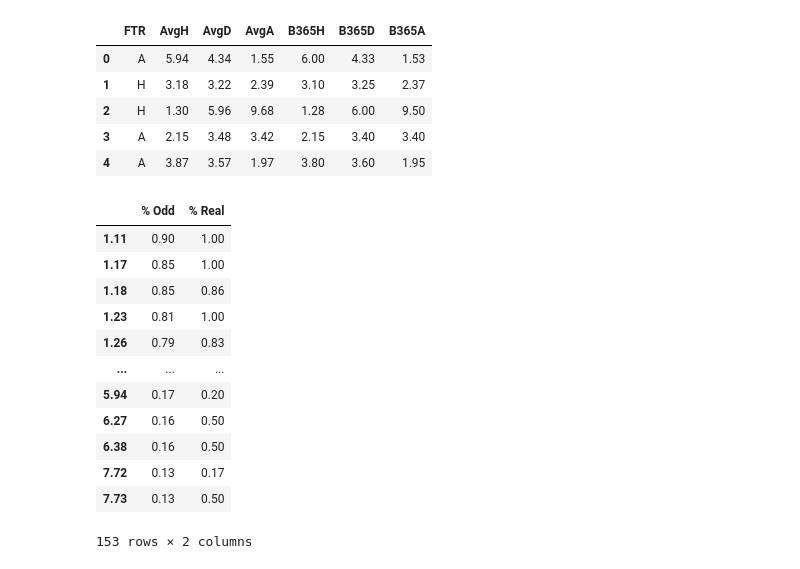
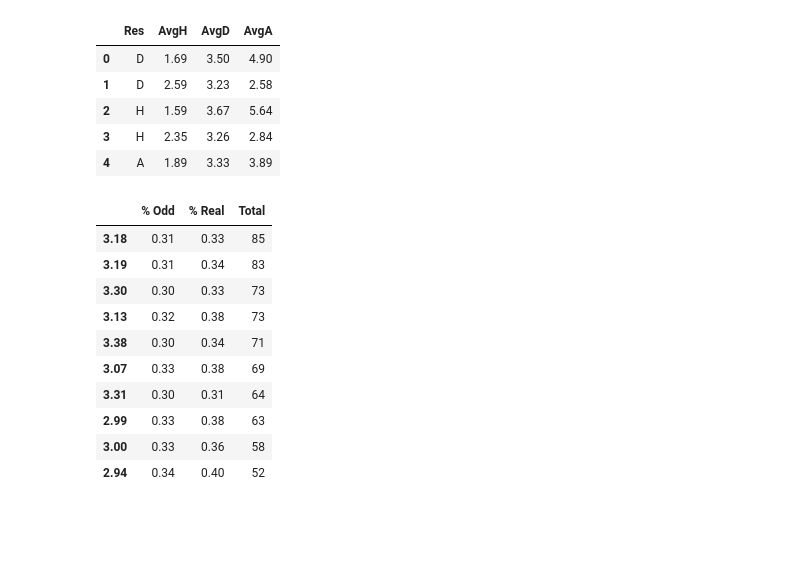
Before and after one commit to rrvsrafael/SportsBettingDataAnalysis, a Jupyter notebook: src/initial.ipynb, the cells around one changed output. Cells and saved outputs as stored; diff of their text form; code cells hidden in the pictures; blank space fills up the shorter version.

```diff
--- a/src/initial.ipynb
+++ b/src/initial.ipynb
@@ -4,29 +4,29 @@ import pandas as pd
 import numpy as np
 # %%
 # Ler arquivos do diretorio de dados historicos
-dir = '../data/'
+dir = '../data/brazil/'
 ext = '.csv'
-columns = ['FTR', 'AvgH', 'AvgD', 'AvgA', 'B365H', 'B365D', 'B365A']
 
 history = pd.DataFrame()
+columns = ['Res', 'AvgH', 'AvgD', 'AvgA']
 
 # Iterar por todos os arquivos do diretorio
 for dirpath, dirnames, files in os.walk(dir):
     for file in files:
         if file.endswith(ext):
             # Abrir arquivo e adicionar ao DataFrame
             contents = pd.read_csv(os.path.join(dirpath, file))
-            history = history.append(contents[columns])
+            history = pd.concat([history, contents[columns]])
 
 # Imprimir 5 primeiras linhas
 history.head()
 # %% [output]
-|  | FTR | AvgH | AvgD | AvgA | B365H | B365D | B365A |
-| 0 | A | 5.94 | 4.34 | 1.55 | 6.00 | 4.33 | 1.53 |
-| 1 | H | 3.18 | 3.22 | 2.39 | 3.10 | 3.25 | 2.37 |
-| 2 | H | 1.30 | 5.96 | 9.68 | 1.28 | 6.00 | 9.50 |
-| 3 | A | 2.15 | 3.48 | 3.42 | 2.15 | 3.40 | 3.40 |
-| 4 | A | 3.87 | 3.57 | 1.97 | 3.80 | 3.60 | 1.95 |
+|  | Res | AvgH | AvgD | AvgA |
+| 0 | D | 1.69 | 3.50 | 4.90 |
+| 1 | D | 2.59 | 3.23 | 2.58 |
+| 2 | H | 1.59 | 3.67 | 5.64 |
+| 3 | H | 2.35 | 3.26 | 2.84 |
+| 4 | A | 1.89 | 3.33 | 3.89 |
 # %%
 # Agora, vamos analisar a taxa de acertos das faixas de odds
 # Vamos criar um dataframe com essas faixas e inserir a quantidade de acertos
@@ -81,20 +88,18 @@ for i in ranges:
 # %%
 
-# Visualizando as linhas em que a taxa de acerto é maior que a taxa de odd, e a quantidade total de jogos é maior que a quantidade de files (pelo menos 1 resultado por ano)
-# Imprimir apenas o indice e as colunas % Odd, % Real
-data[(data['% Real'] > data['% Odd']) & (
-    (data['AvgHT'] + data['AvgDT'] + data['AvgAT']) > len(files))][['% Odd', '% Real']]
+# Visualizando as linhas em que a taxa de acerto é maior que a taxa de odd, ordenadas decrescentemente pela quantidade total de jogos
+# Imprimir apenas o indice e as colunas % Odd, % Real e Total
+data[data['% Real'] > data['% Odd']].sort_values(by='Total', ascending=False)[
+    ['% Odd', '% Real', 'Total']].head(10)
 # %% [output]
-|  | % Odd | % Real |
-| 1.11 | 0.90 | 1.00 |
-| 1.17 | 0.85 | 1.00 |
-| 1.18 | 0.85 | 0.86 |
-| 1.23 | 0.81 | 1.00 |
-| 1.26 | 0.79 | 0.83 |
-| ... | ... | ... |
-| 5.94 | 0.17 | 0.20 |
-| 6.27 | 0.16 | 0.50 |
-| 6.38 | 0.16 | 0.50 |
-| 7.72 | 0.13 | 0.17 |
-| 7.73 | 0.13 | 0.50 |
+|  | % Odd | % Real | Total |
+| 3.18 | 0.31 | 0.33 | 85 |
+| 3.19 | 0.31 | 0.34 | 83 |
+| 3.30 | 0.30 | 0.33 | 73 |
+| 3.13 | 0.32 | 0.38 | 73 |
+| 3.38 | 0.30 | 0.34 | 71 |
+| 3.07 | 0.33 | 0.38 | 69 |
+| 3.31 | 0.30 | 0.31 | 64 |
+| 2.99 | 0.33 | 0.38 | 63 |
+| 3.00 | 0.33 | 0.36 | 58 |
+| 2.94 | 0.34 | 0.40 | 52 |
-153 rows × 2 columns
```
Also changed, not shown: parts of 3 cells of this notebook, 1 other file.
